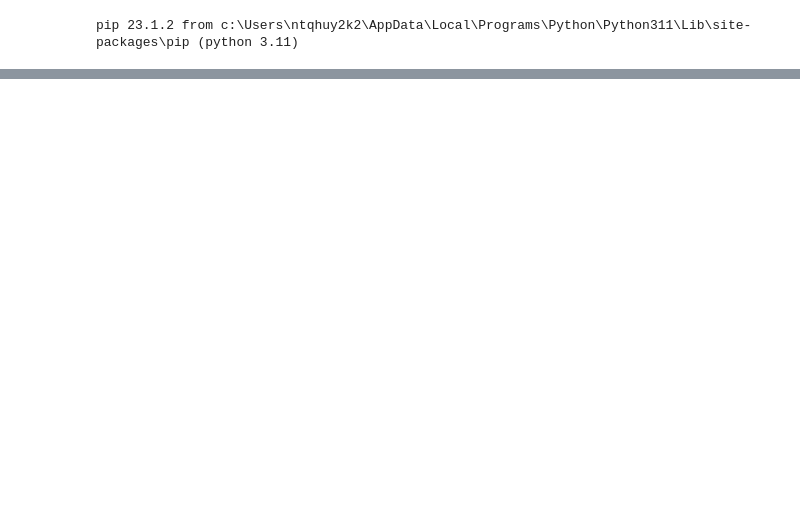
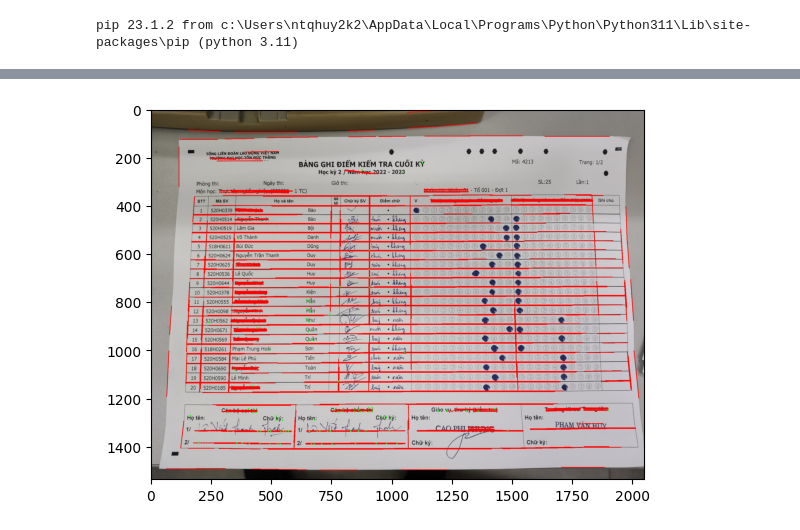
Before and after one commit to nguyenhuy158/final_dip, a Jupyter notebook: projects/scoresheets/index.ipynb, the cells around one changed output, grey strips where cells are left out. Cells and saved outputs as stored; diff of their text form; code cells hidden in the pictures; blank space fills up the shorter version.

```diff
--- a/projects/scoresheets/index.ipynb
+++ b/projects/scoresheets/index.ipynb
@@ -21,0 +36,8 @@ ModuleNotFoundError: No module named 'matplotlib'
+# %%
+def show_image_in_plt(image):
+    # Convert the BGR image to RGB
+    image = cv2.cvtColor(image, cv2.COLOR_BGR2RGB)
+
+    # Display the image using Matplotlib
+    plt.imshow(image)
+    plt.show()
@@ -21,0 +183,37 @@ ModuleNotFoundError: No module named 'matplotlib'
+# %%
+import cv2
+import numpy as np
+
+# Đọc ảnh
+img = cv2.imread('input/test1.jpg')
+
+# Chuyển sang ảnh xám
+gray = cv2.cvtColor(img, cv2.COLOR_BGR2GRAY)
+
+# Áp dụng Gaussian Blur để giảm nhiễu
+blurred = cv2.GaussianBlur(gray, (5, 5), 0)
+
+# Phát hiện các cạnh trong ảnh
+edges = cv2.Canny(blurred, 50, 150, apertureSize=3)
+
+# Tìm các đường thẳng trong ảnh
+lines = cv2.HoughLinesP(edges, rho=1, theta=np.pi/180, threshold=100, minLineLength=100, maxLineGap=10)
+
+# Vẽ các đường thẳng lên ảnh gốc
+for line in lines:
+    x1, y1, x2, y2 = line[0]
+    cv2.line(img, (x1, y1), (x2, y2), (0, 0, 255), 2)
+
+# Tìm các góc trong ảnh
+corners = cv2.goodFeaturesToTrack(gray, 100, 0.01, 10)
+corners = np.int0(corners)
+
+# Vẽ các góc lên ảnh gốc
+for corner in corners:
+    x, y = corner.ravel()
+    cv2.circle(img, (x, y), 3, (0, 255, 0), -1)
+
+# Hiển thị ảnh kết quả
+show_image_in_plt(img)
+# %% [output]
+[figure, added]
```
Also changed, not shown: parts of 10 cells of this notebook, 14 other files.
